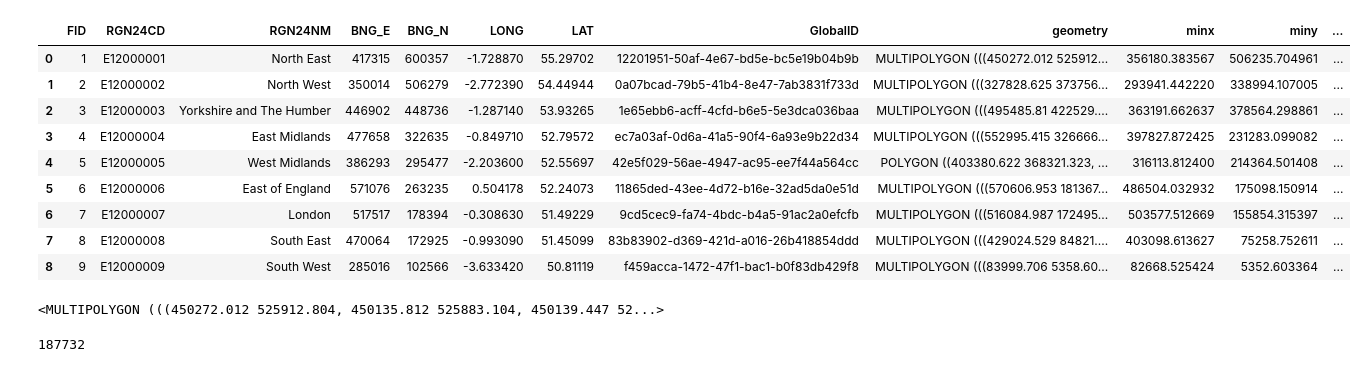
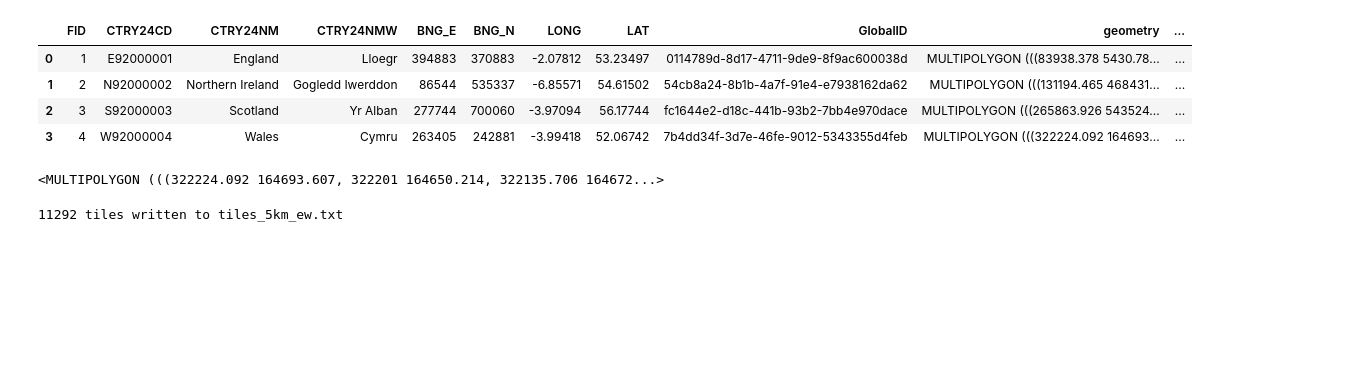
Before and after one commit to National-Digital-Twin/IRIS-data-cleanser, a Jupyter notebook: airbyte/infra/spatial/build_tiles_5km.ipynb, the cells around one changed output. Drawn from its saved outputs; the diff is of its cells as text; code cells hidden in the pictures; blank space fills up the shorter version.

```diff
--- a/airbyte/infra/spatial/build_tiles_5km.ipynb
+++ b/airbyte/infra/spatial/build_tiles_5km.ipynb
@@ -1,41 +1,44 @@
 # %%
 # scripts/build_tiles_5km.py
 import geopandas as gpd, shapely, json, pathlib
-REG = gpd.read_file("Regions_December_2024_Boundaries_EN_BGC_-3699623982958172124.geojson").to_crs(27700)
+gdf = gpd.read_file("Countries_December_2024_Boundaries_UK_BGC_6159406507387171254.geojson").to_crs(27700)
 # %%
 # append bounds
-REG.merge(right=REG.bounds, left_index=True, right_index=True)
+gdf.merge(right=gdf.bounds, left_index=True, right_index=True)
 # %% [output]
-|  | FID | RGN24CD | RGN24NM | BNG_E | BNG_N | LONG | LAT | GlobalID | geometry | minx | miny | ... |
-| 0 | 1 | E12000001 | North East | 417315 | 600357 | -1.728870 | 55.29702 | 12201951-50af-4e67-bd5e-bc5e19b04b9b | MULTIPOLYGON (((450272.012 525912... | 356180.383567 | 506235.704961 | ... |
-| 1 | 2 | E12000002 | North West | 350014 | 506279 | -2.772390 | 54.44944 | 0a07bcad-79b5-41b4-8e47-7ab3831f733d | MULTIPOLYGON (((327828.625 373756... | 293941.442220 | 338994.107005 | ... |
-| 2 | 3 | E12000003 | Yorkshire and The Humber | 446902 | 448736 | -1.287140 | 53.93265 | 1e65ebb6-acff-4cfd-b6e5-5e3dca036baa | MULTIPOLYGON (((495485.81 422529.... | 363191.662637 | 378564.298861 | ... |
-| 3 | 4 | E12000004 | East Midlands | 477658 | 322635 | -0.849710 | 52.79572 | ec7a03af-0d6a-41a5-90f4-6a93e9b22d34 | MULTIPOLYGON (((552995.415 326666... | 397827.872425 | 231283.099082 | ... |
-| 4 | 5 | E12000005 | West Midlands | 386293 | 295477 | -2.203600 | 52.55697 | 42e5f029-56ae-4947-ac95-ee7f44a564cc | POLYGON ((403380.622 368321.323, ... | 316113.812400 | 214364.501408 | ... |
-| 5 | 6 | E12000006 | East of England | 571076 | 263235 | 0.504178 | 52.24073 | 11865ded-43ee-4d72-b16e-32ad5da0e51d | MULTIPOLYGON (((570606.953 181367... | 486504.032932 | 175098.150914 | ... |
-| 6 | 7 | E12000007 | London | 517517 | 178394 | -0.308630 | 51.49229 | 9cd5cec9-fa74-4bdc-b4a5-91ac2a0efcfb | MULTIPOLYGON (((516084.987 172495... | 503577.512669 | 155854.315397 | ... |
-| 7 | 8 | E12000008 | South East | 470064 | 172925 | -0.993090 | 51.45099 | 83b83902-d369-421d-a016-26b418854ddd | MULTIPOLYGON (((429024.529 84821.... | 403098.613627 | 75258.752611 | ... |
-| 8 | 9 | E12000009 | South West | 285016 | 102566 | -3.633420 | 50.81119 | f459acca-1472-47f1-bac1-b0f83db429f8 | MULTIPOLYGON (((83999.706 5358.60... | 82668.525424 | 5352.603364 | ... |
+|  | FID | CTRY24CD | CTRY24NM | CTRY24NMW | BNG_E | BNG_N | LONG | LAT | GlobalID | geometry | ... |
+| 0 | 1 | E92000001 | England | Lloegr | 394883 | 370883 | -2.07812 | 53.23497 | 0114789d-8d17-4711-9de9-8f9ac600038d | MULTIPOLYGON (((83938.378 5430.78... | ... |
+| 1 | 2 | N92000002 | Northern Ireland | Gogledd Iwerddon | 86544 | 535337 | -6.85571 | 54.61502 | 54cb8a24-8b1b-4a7f-91e4-e7938162da62 | MULTIPOLYGON (((131194.465 468431... | ... |
+| 2 | 3 | S92000003 | Scotland | Yr Alban | 277744 | 700060 | -3.97094 | 56.17744 | fc1644e2-d18c-441b-93b2-7bb4e970dace | MULTIPOLYGON (((265863.926 543524... | ... |
+| 3 | 4 | W92000004 | Wales | Cymru | 263405 | 242881 | -3.99418 | 52.06742 | 7b4dd34f-3d7e-46fe-9012-5343355d4feb | MULTIPOLYGON (((322224.092 164693... | ... |
 # %%
-REG.geometry[0]
+gdf.geometry[3]
 # %% [output]
-<MULTIPOLYGON (((450272.012 525912.804, 450135.812 525883.104, 450139.447 52...>
+<MULTIPOLYGON (((322224.092 164693.607, 322201 164650.214, 322135.706 164672...>
 # %%
-# UK_EW  = REG[REG['ctry22nm'].isin(['England','Wales'])].unary_union
-# xmin, ymin, xmax, ymax = REG.bounds
+import shapely.geometry as sgeom
+
 step = 5_000            # 5 km squares
 
 bboxes = []
-for i in range(REG.shape[0]): # cycle through each region
-    xmin, ymin, xmax, ymax = REG.bounds.iloc[i, :] # get bounds for that region
+
+parts = []
+
+for idx, geom in enumerate(gdf.geometry):
+    xmin, ymin, xmax, ymax = geom.bounds
     for x in range(int(xmin), int(xmax), step):
         for y in range(int(ymin), int(ymax), step):
-            tile = shapely.box(x, y, x+step, y+step)
-            if tile.intersects(REG.geometry[i]):
-                bboxes.append({"bbox": f"{x},{y},{x+step},{y+step}", "rgn24cd": REG.at[i, 'RGN24CD']})
+            tile = sgeom.box(x, y, x + step, y + step)
+            if tile.intersects(geom):
+                bbox_str   = f"{x},{y},{x+step},{y+step}"
+                region_str = gdf.at[idx, "CTRY24CD"]
+                parts.append(f"{bbox_str}|{region_str}")
 
 
+big_string = "|||".join(parts)
 
-pathlib.Path("tiles_5km_ew.json").write_text(json.dumps(bboxes))
+pathlib.Path("tiles_5km_countries.json").write_text(json.dumps(big_string))
+
+print(f"{len(parts)} tiles written to tiles_5km_ew.txt")
 # %% [output]
-187732
+11292 tiles written to tiles_5km_ew.txt
```
Also changed, not shown: parts of 2 cells of this notebook, 5 other files.
